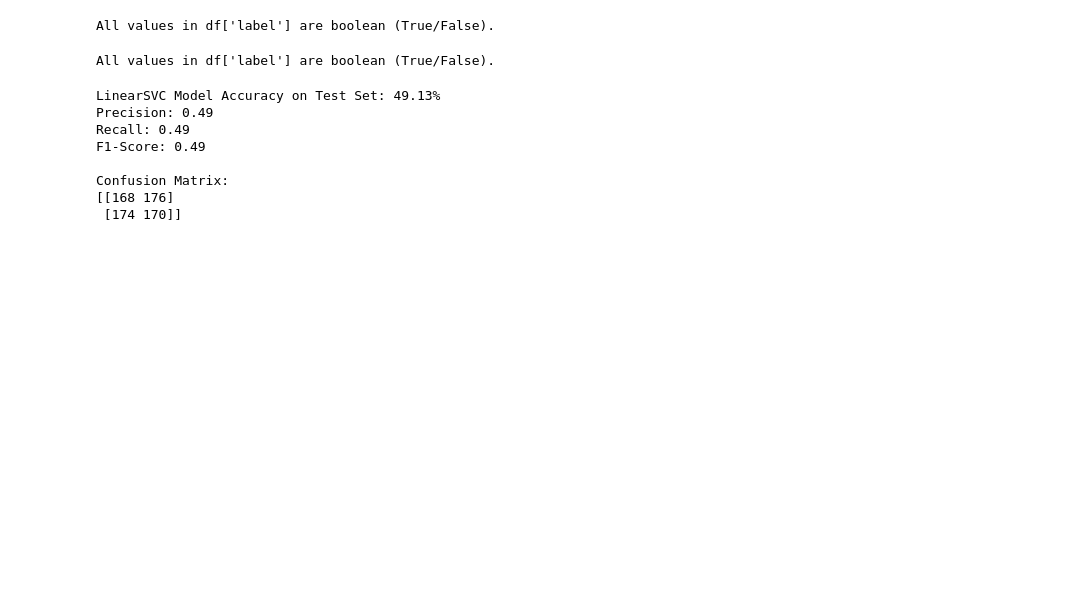
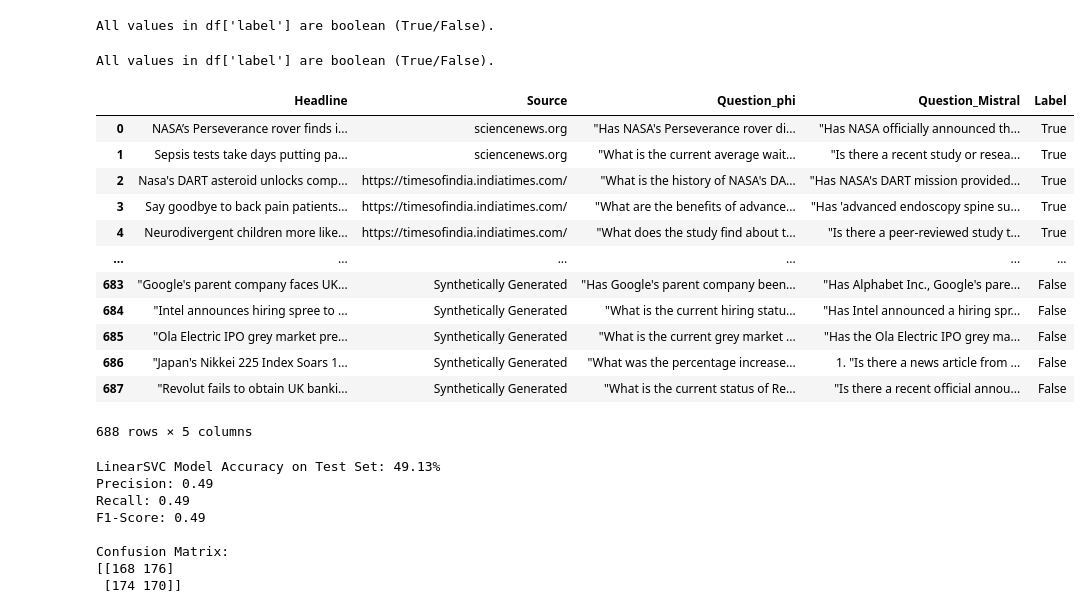
Before and after one commit to Arjun-254/NewsIntegrityAnlyzer, a Jupyter notebook: artifacts/classical_ml_EVAL/linear_svc.ipynb, the cells around one changed output. Drawn from its saved outputs; the diff is of its cells as text; code cells hidden in the pictures; blank space fills up the shorter version.

```diff
--- a/artifacts/classical_ml_EVAL/linear_svc.ipynb
+++ b/artifacts/classical_ml_EVAL/linear_svc.ipynb
@@ -76,4 +86,20 @@ else:
     print("Not all values in df['label'] are boolean. There may be other data types present.")
 # %% [output]
 All values in df['label'] are boolean (True/False).
+# %%
+df_test_set
+# %% [output]
+|  | Headline | Source | Question_phi | Question_Mistral | Label |
+| 0 | NASA’s Perseverance rover finds i... | sciencenews.org | "Has NASA's Perseverance rover di... | "Has NASA officially announced th... | True |
+| 1 | Sepsis tests take days putting pa... | sciencenews.org | "What is the current average wait... | "Is there a recent study or resea... | True |
+| 2 | Nasa's DART asteroid unlocks comp... | https://timesofindia.indiatimes.com/ | "What is the history of NASA's DA... | "Has NASA's DART mission provided... | True |
+| 3 | Say goodbye to back pain patients... | https://timesofindia.indiatimes.com/ | "What are the benefits of advance... | "Has 'advanced endoscopy spine su... | True |
+| 4 | Neurodivergent children more like... | https://timesofindia.indiatimes.com/ | "What does the study find about t... | "Is there a peer-reviewed study t... | True |
+| ... | ... | ... | ... | ... | ... |
+| 683 | "Google's parent company faces UK... | Synthetically Generated | "Has Google's parent company been... | "Has Alphabet Inc., Google's pare... | False |
+| 684 | "Intel announces hiring spree to ... | Synthetically Generated | "What is the current hiring statu... | "Has Intel announced a hiring spr... | False |
+| 685 | "Ola Electric IPO grey market pre... | Synthetically Generated | "What is the current grey market ... | "Has the Ola Electric IPO grey ma... | False |
+| 686 | "Japan's Nikkei 225 Index Soars 1... | Synthetically Generated | "What was the percentage increase... | 1. "Is there a news article from ... | False |
+| 687 | "Revolut fails to obtain UK banki... | Synthetically Generated | "What is the current status of Re... | "Is there a recent official annou... | False |
+688 rows × 5 columns
 # %%
```
Also changed, not shown: parts of 5 cells of this notebook, 17 other files.
